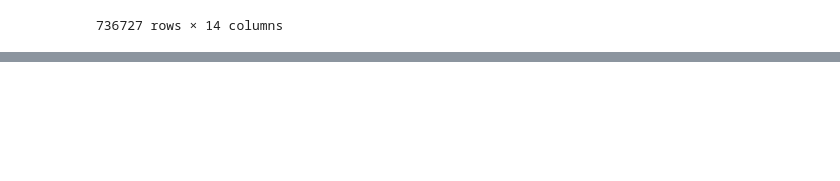
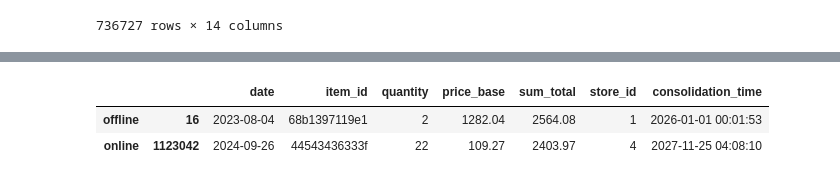
Before and after one commit to angel-myr/prep-python, a Jupyter notebook: pandas_two.ipynb, the cells around one changed output, grey strips where cells are left out. Saved outputs shown, nothing was run; the diff lists cells and outputs as text; code cells hidden in the pictures; blank space fills up the shorter version.

```diff
--- a/pandas_two.ipynb
+++ b/pandas_two.ipynb
@@ -474,0 +528,6 @@ with pd.ExcelWriter('retail_sales.xlsx') as writer:
+# %%
+df_ventas_consolidado.loc[[('offline', 16), ('online', 1123042)]]
+# %% [output]
+|  |  | date | item_id | quantity | price_base | sum_total | store_id | consolidation_time |
+| offline | 16 | 2023-08-04 | 68b1397119e1 | 2 | 1282.04 | 2564.08 | 1 | 2026-01-01 00:01:53 |
+| online | 1123042 | 2024-09-26 | 44543436333f | 22 | 109.27 | 2403.97 | 4 | 2027-11-25 04:08:10 |
```
Also changed, not shown: parts of 20 cells of this notebook.
